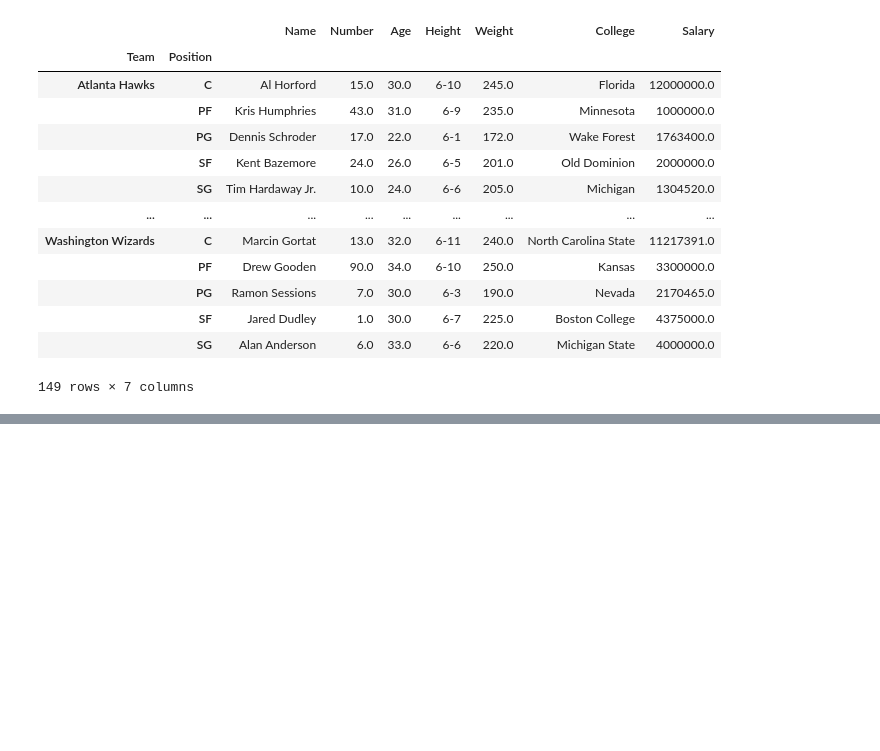
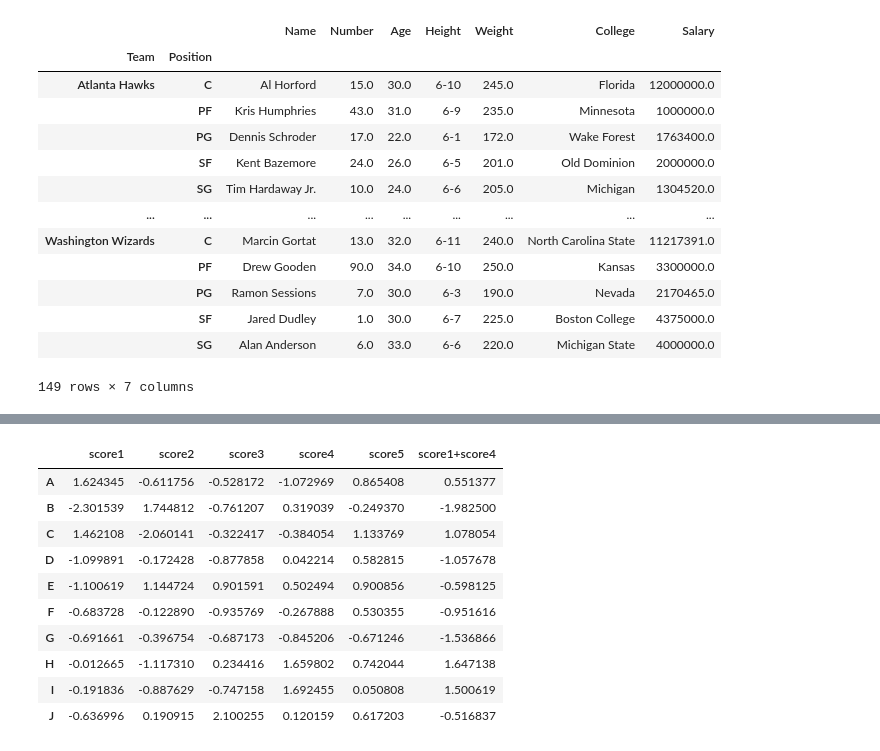
Before and after one commit to kvardhan10/PyLibs, a Jupyter notebook: pandas_demo.ipynb, the cells around one changed output, grey strips where cells are left out. Cells and saved outputs as stored; diff of their text form; code cells hidden in the pictures; blank space fills up the shorter version.

```diff
--- a/pandas_demo.ipynb
+++ b/pandas_demo.ipynb
@@ -627,0 +634,3 @@ dff.first()
+# %%
+np.random.seed(1)
+df = pd.DataFrame(randn(10,5), index='A B C D E F G H I J'.split(), columns='score1 score2 score3 score4 score5'.split())
@@ -627,0 +683,15 @@ dff.first()
+# %%
+df['score1+score4'] = df['score1'] + df['score4']
+df
+# %% [output]
+|  | score1 | score2 | score3 | score4 | score5 | score1+score4 |
+| A | 1.624345 | -0.611756 | -0.528172 | -1.072969 | 0.865408 | 0.551377 |
+| B | -2.301539 | 1.744812 | -0.761207 | 0.319039 | -0.249370 | -1.982500 |
+| C | 1.462108 | -2.060141 | -0.322417 | -0.384054 | 1.133769 | 1.078054 |
+| D | -1.099891 | -0.172428 | -0.877858 | 0.042214 | 0.582815 | -1.057678 |
+| E | -1.100619 | 1.144724 | 0.901591 | 0.502494 | 0.900856 | -0.598125 |
+| F | -0.683728 | -0.122890 | -0.935769 | -0.267888 | 0.530355 | -0.951616 |
+| G | -0.691661 | -0.396754 | -0.687173 | -0.845206 | -0.671246 | -1.536866 |
+| H | -0.012665 | -1.117310 | 0.234416 | 1.659802 | 0.742044 | 1.647138 |
+| I | -0.191836 | -0.887629 | -0.747158 | 1.692455 | 0.050808 | 1.500619 |
+| J | -0.636996 | 0.190915 | 2.100255 | 0.120159 | 0.617203 | -0.516837 |
```
Also changed, not shown: parts of 44 cells of this notebook.
